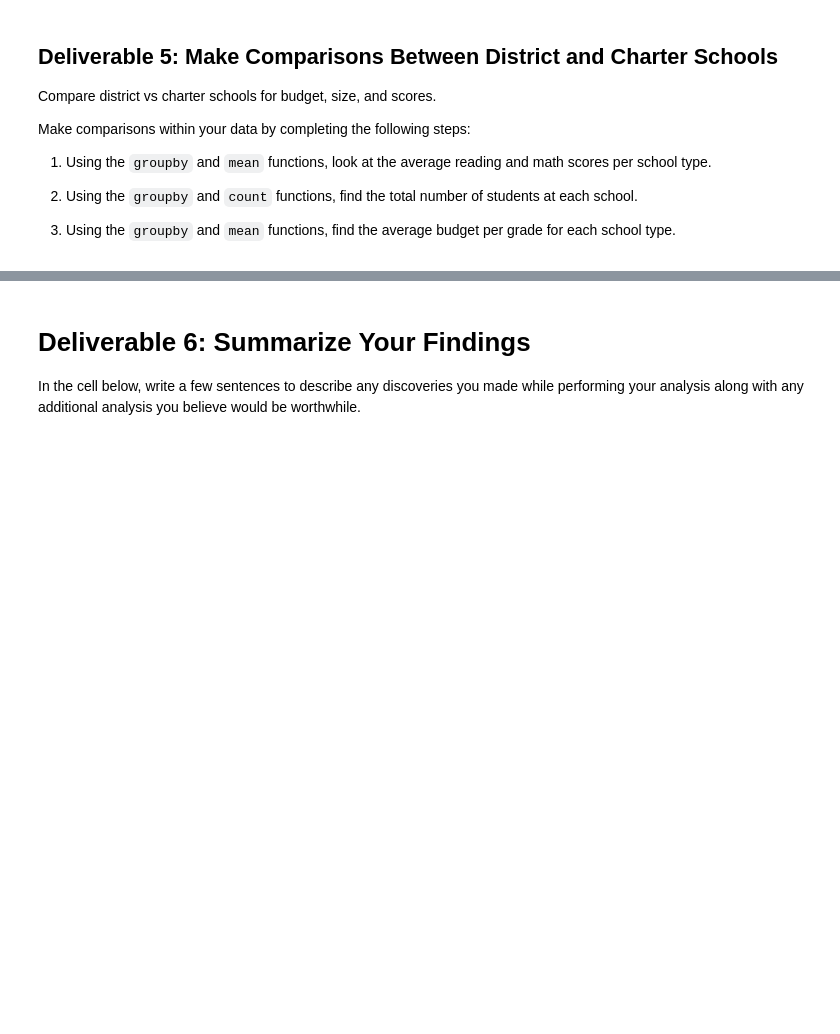
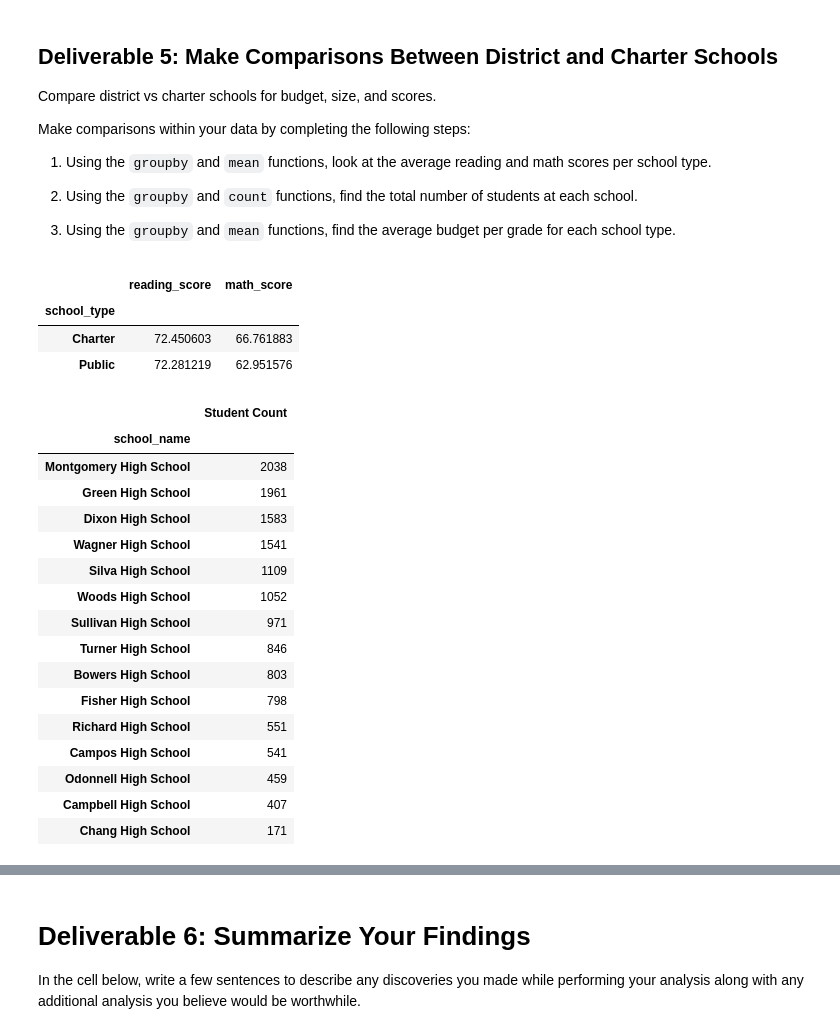
Before and after one commit to patgilch17/School_District_Analysis, a Jupyter notebook: Student_Data_Challenge_Starter_Code/Unsolved/Student_Data_Challenge_Starter_Code.ipynb, the cells around one changed output, grey strips where cells are left out. Cells and saved outputs as stored; diff of their text form; code cells hidden in the pictures; blank space fills up the shorter version.

```diff
--- a/Student_Data_Challenge_Starter_Code/Unsolved/Student_Data_Challenge_Starter_Code.ipynb
+++ b/Student_Data_Challenge_Starter_Code/Unsolved/Student_Data_Challenge_Starter_Code.ipynb
@@ -252,6 +272,40 @@ Make comparisons within your data by completing the following steps:
 2. Using the `groupby` and `mean` functions, find the average budget per grade for each school type.
 # %%
 # Use groupby and mean to find the average reading and math scores for each school type.
+avg_scorebytype_df = student_df.loc[:,['school_type','reading_score','math_score']].groupby(['school_type']).mean()
+#student_df.head()
+avg_scorebytype_df
+
+#I did this in one line by adding the 'school_type' to the columns returned by loc
+#other option is to group by on the whole dataframe (see below) then select the columns we want
+#avg_scorebytype_df = student_df.groupby(['school_type']).mean()
+#avg_scorebytype_df.loc[:,['reading_score','math_score']]
+# %% [output]
+|  | reading_score | math_score |
+| school_type |  |  |
+| Charter | 72.450603 | 66.761883 |
+| Public | 72.281219 | 62.951576 |
 # %%
 # Use the `groupby`, `count`, and `sort_values` functions to find the
 # total number of students at each school and sort from most students to least students.
+schoolcount_df = student_df.groupby('school_name').count().copy()
+schoolcount_df = schoolcount_df.rename(columns={'student_name':'Student Count'})
+schoolcount_df.loc[:,['Student Count']].sort_values('Student Count', ascending=False)
+# %% [output]
+|  | Student Count |
+| school_name |  |
+| Montgomery High School | 2038 |
+| Green High School | 1961 |
+| Dixon High School | 1583 |
+| Wagner High School | 1541 |
+| Silva High School | 1109 |
+| Woods High School | 1052 |
+| Sullivan High School | 971 |
+| Turner High School | 846 |
+| Bowers High School | 803 |
+| Fisher High School | 798 |
+| Richard High School | 551 |
+| Campos High School | 541 |
+| Odonnell High School | 459 |
+| Campbell High School | 407 |
+| Chang High School | 171 |
```
Also changed, not shown: parts of 8 cells of this notebook, 1 other file.
